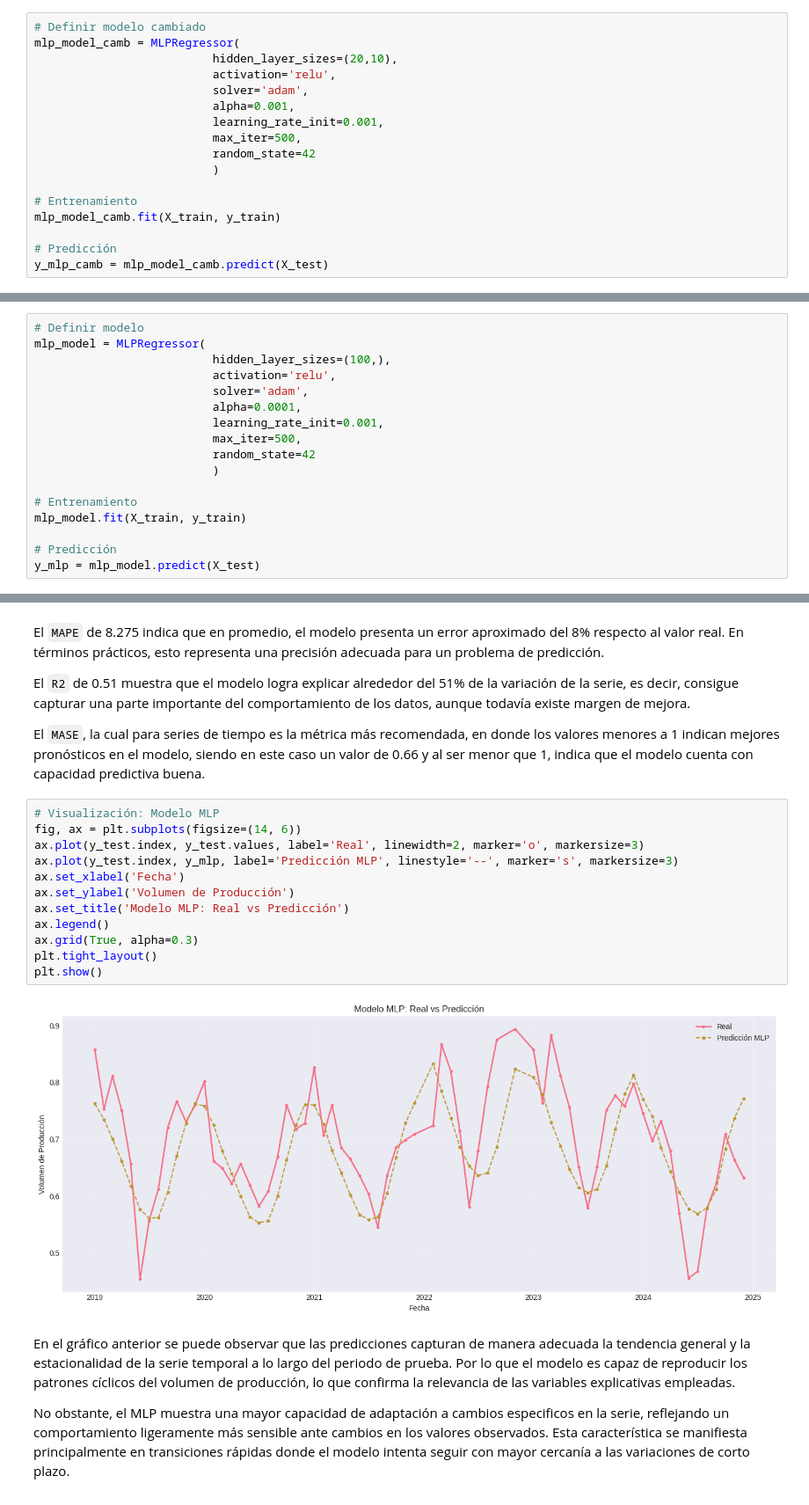
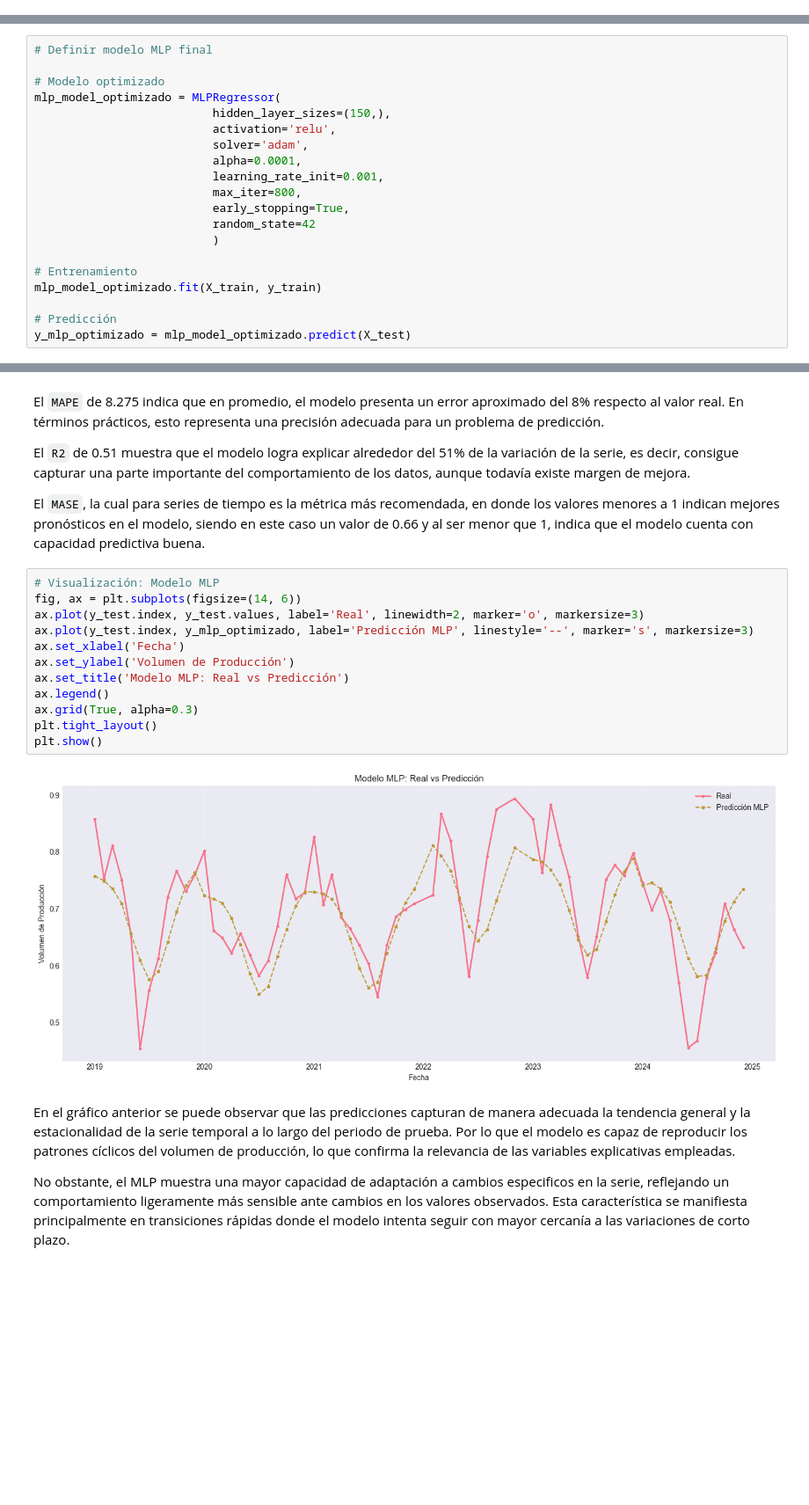
Before and after one commit to juan-pablo-lopez/tc5035-ene26-equipo29, a Jupyter notebook: Avance4.Equipo29.ipynb, the cells around one changed output, grey strips where cells are left out. Shown at 88% size. Saved outputs shown, nothing was run; the diff lists cells and outputs as text; blank space fills up the shorter version.

```diff
--- a/Avance4.Equipo29.ipynb
+++ b/Avance4.Equipo29.ipynb
@@ -1361,19 +1397,2 @@ metrics_mlp_init
 # %% [markdown]
 Con los valores default podemos observar un comportamiento bastante bueno, sin embargo, dado que el conjunto de datos contiene únicamente 276 observaciones, se planteó la necesidad de ajustar la arquitectura del MLP para evitar sobreajuste y mejorar su capacidad de generalización. En particular, se planea reducir la arquitectura a (20,10) neuronas para limitar la complejidad del modelo, se incrementó el parámetro `alpha` a 0.001 para fortalecer la regularización y se redujo el `learning_rate_init` a 0.0001 buscando mayor estabilidad en la optimización.
-# %%
-# Definir modelo cambiado
-mlp_model_camb = MLPRegressor(
-                          hidden_layer_sizes=(20,10),
-                          activation='relu',
-                          solver='adam',
-                          alpha=0.001,
-                          learning_rate_init=0.001,
-                          max_iter=500,
-                          random_state=42
-                          )
-
-# Entrenamiento
-mlp_model_camb.fit(X_train, y_train)
-
-# Predicción
-y_mlp_camb = mlp_model_camb.predict(X_test)
@@ -1400,22 +1477,25 @@ Con los resultados anteriores, se identificó que los valores por defecto del mo
 
 Por tanto, se decidió mantener la configuración por defecto al evidenciar que los cambios, aunque teóricamente se usan en conjuntos de datos pequeños, deterioraron la capacidad predictiva del modelo.
 # %%
-# Definir modelo
-mlp_model = MLPRegressor(
-                          hidden_layer_sizes=(100,),
+# Definir modelo MLP final
+
+# Modelo optimizado
+mlp_model_optimizado = MLPRegressor(
+                          hidden_layer_sizes=(150,),
                           activation='relu',
                           solver='adam',
                           alpha=0.0001,
                           learning_rate_init=0.001,
-                          max_iter=500,
+                          max_iter=800,
+                          early_stopping=True,
                           random_state=42
                           )
 
 # Entrenamiento
-mlp_model.fit(X_train, y_train)
+mlp_model_optimizado.fit(X_train, y_train)
 
 # Predicción
-y_mlp = mlp_model.predict(X_test)
+y_mlp_optimizado = mlp_model_optimizado.predict(X_test)
 # %% [markdown]
 Partiendo de los hiperparámetros por defecto, ya que permiten establecer un punto de referencia, y considerando las dimensiones del dataset junto con el esquema de validación temporal mediante partición fija, se implementó una arquitectura sencilla compuesta por una sola capa oculta con 100 neuronas, manteniendo los demás parámetros en sus valores por defecto.
 
@@ -1467,17 +1545,17 @@ El `MASE`, la cual para series de tiempo es la métrica más recomendada, en don
 # %%
 # Visualización: Modelo MLP
 fig, ax = plt.subplots(figsize=(14, 6))
 ax.plot(y_test.index, y_test.values, label='Real', linewidth=2, marker='o', markersize=3)
-ax.plot(y_test.index, y_mlp, label='Predicción MLP', linestyle='--', marker='s', markersize=3)
+ax.plot(y_test.index, y_mlp_optimizado, label='Predicción MLP', linestyle='--', marker='s', markersize=3)
 ax.set_xlabel('Fecha')
 ax.set_ylabel('Volumen de Producción')
 ax.set_title('Modelo MLP: Real vs Predicción')
 ax.legend()
 ax.grid(True, alpha=0.3)
 plt.tight_layout()
 plt.show()
 # %% [output]
-[figure, old version]
+[figure, new version]
 # %% [markdown]
 En el gráfico anterior se puede observar que las predicciones capturan de manera adecuada la tendencia general y la estacionalidad de la serie temporal a lo largo del periodo de prueba. Por lo que el modelo es capaz de reproducir los patrones cíclicos del volumen de producción, lo que confirma la relevancia de las variables explicativas empleadas.
 
```
Also changed, not shown: parts of 31 cells of this notebook, 1 other file.
